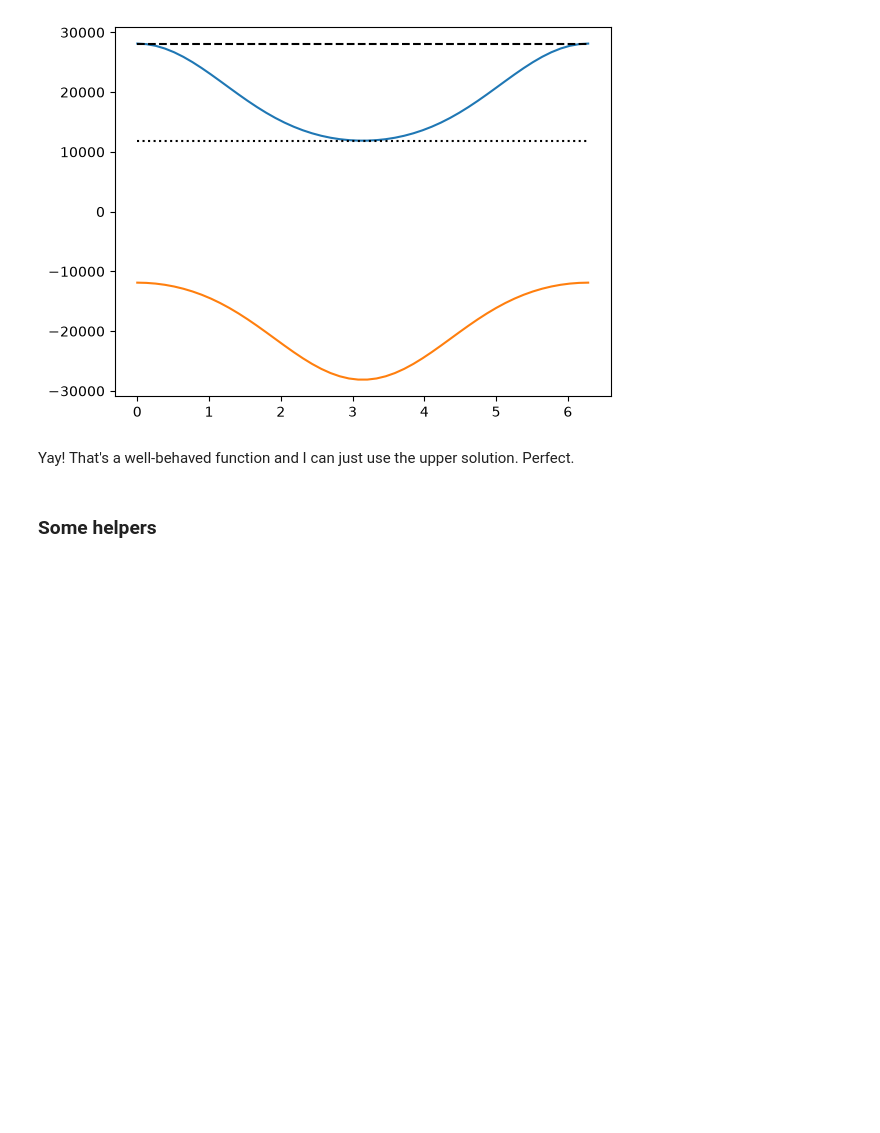
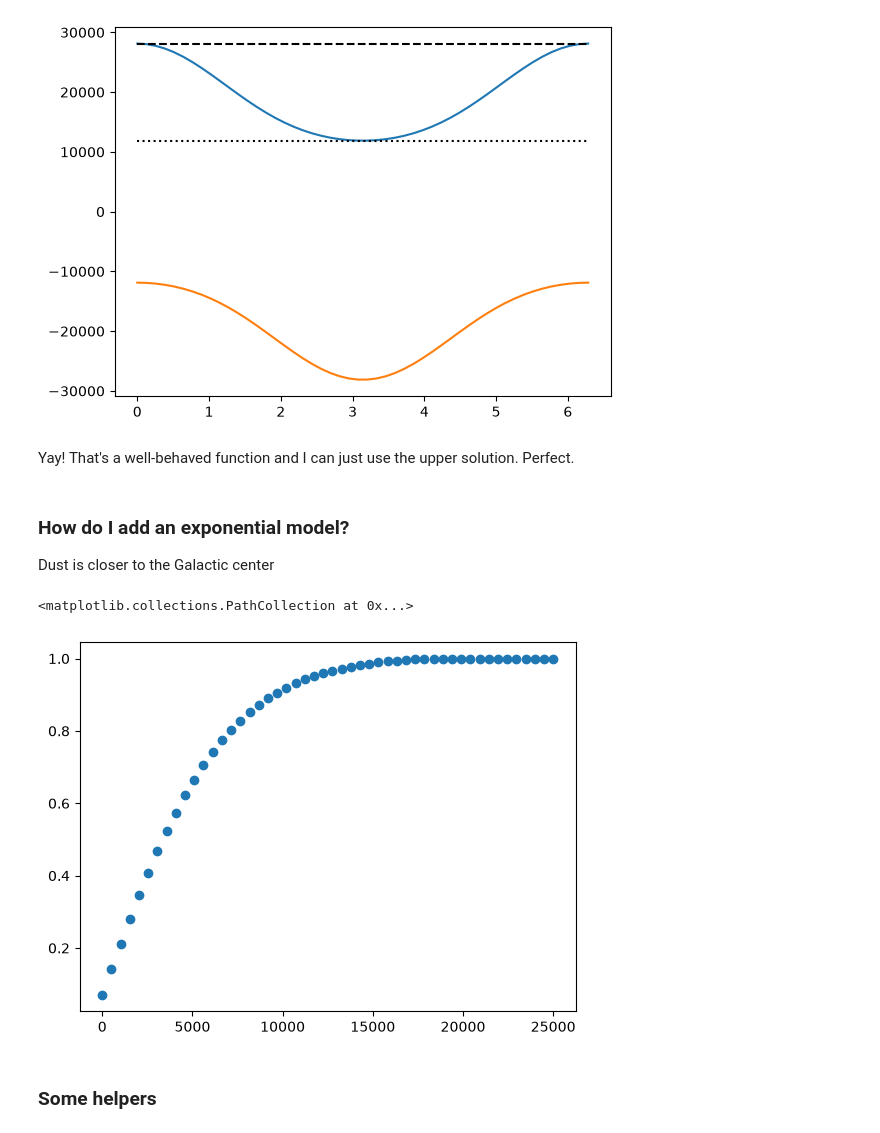
Before and after one commit to emilyhunt/gaianir-open-clusters, a Jupyter notebook: prototypes/dust_model/planck_map.ipynb, the cells around one changed output. Cells and saved outputs as stored; diff of their text form; code cells hidden in the pictures; blank space fills up the shorter version.

Commit message:
Prototype of a dust map based on an exponential 3D interpolation of the Planck map (exciting!).

```diff
--- a/prototypes/dust_model/planck_map.ipynb
+++ b/prototypes/dust_model/planck_map.ipynb
@@ -89,3 +90,7 @@ plt.plot([0, 2*np.pi], [r_gal - r_sun]*2, 'k:')
 [figure]
 # %% [markdown]
 Yay! That's a well-behaved function and I can just use the upper solution. Perfect.
+# %% [markdown]
+### How do I add an exponential model?
+
+Dust is closer to the Galactic center
@@ -92,3 +113,10 @@ Yay! That's a well-behaved function and I can just use the upper solution. Perfe
+# %%
+pdf_cumulative = np.cumsum(model.pdf(rho))
+pdf_cumulative /= pdf_cumulative.max()
+plt.scatter(distances, pdf_cumulative)
+# %% [output]
+<matplotlib.collections.PathCollection at 0x...>
+[figure, added]
 # %% [markdown]
 ### Some helpers
 # %%
```
Also changed, not shown: parts of 14 cells of this notebook.
